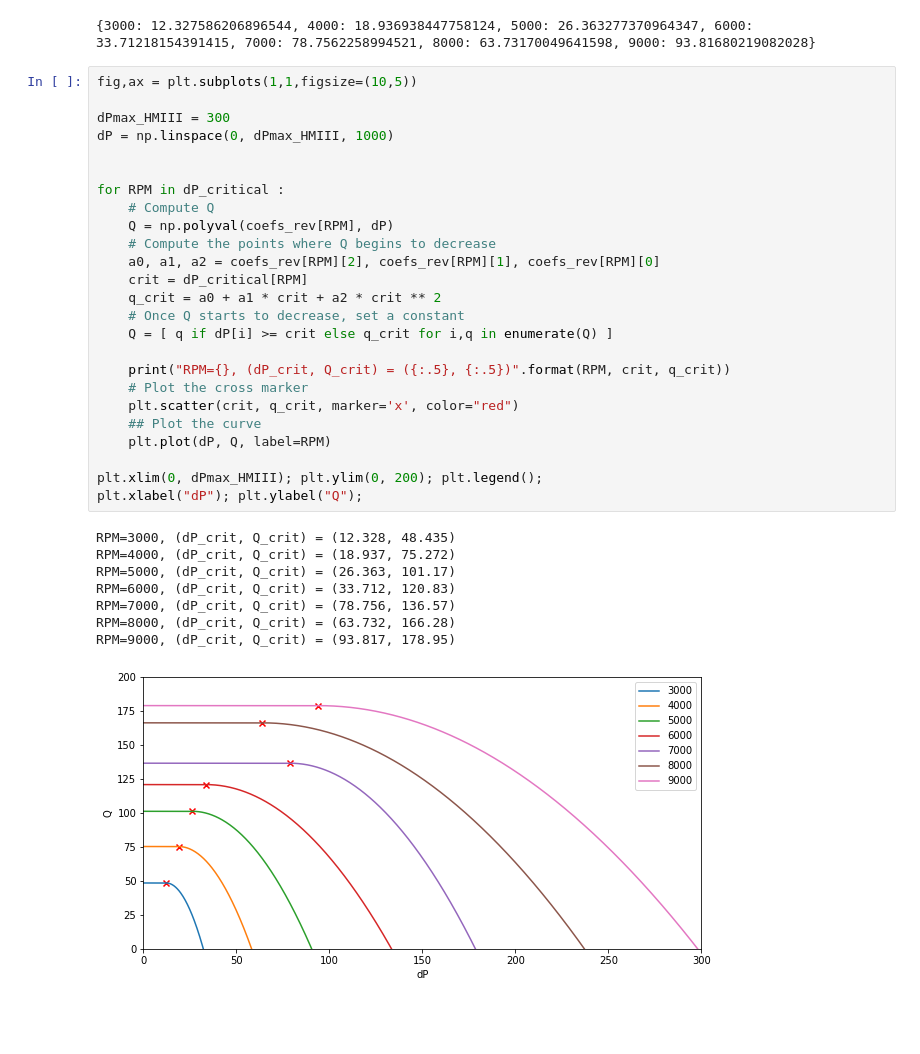
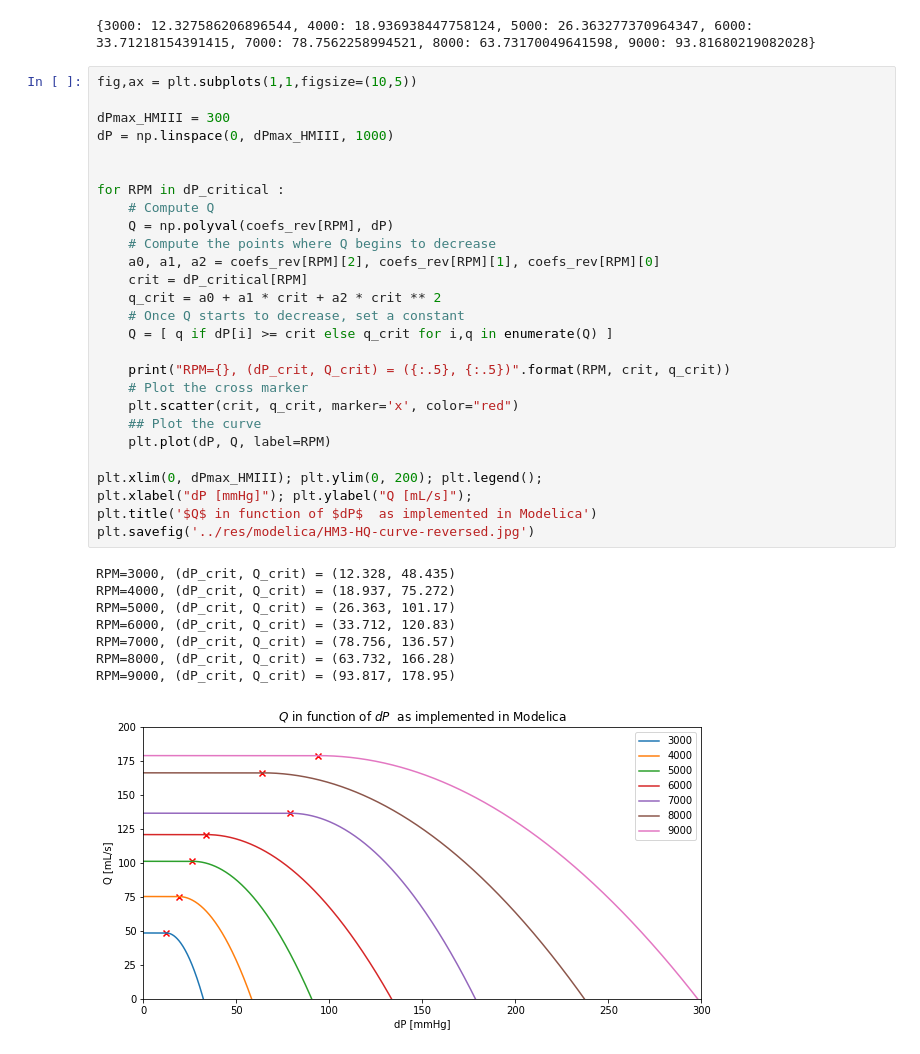
Before and after one commit to matthiaszeller/VAD-0D-DNN, a Jupyter notebook: notebooks/N1-HQ-curve-HMIII.ipynb, the cells around one changed output. Saved outputs shown, nothing was run; the diff lists cells and outputs as text; blank space fills up the shorter version.

```diff
--- a/notebooks/N1-HQ-curve-HMIII.ipynb
+++ b/notebooks/N1-HQ-curve-HMIII.ipynb
@@ -252,32 +254,34 @@ fig,ax = plt.subplots(1,1,figsize=(10,5))
 
 dPmax_HMIII = 300
 dP = np.linspace(0, dPmax_HMIII, 1000)
 
 
 for RPM in dP_critical :
     # Compute Q
     Q = np.polyval(coefs_rev[RPM], dP)
     # Compute the points where Q begins to decrease
     a0, a1, a2 = coefs_rev[RPM][2], coefs_rev[RPM][1], coefs_rev[RPM][0]
     crit = dP_critical[RPM]
     q_crit = a0 + a1 * crit + a2 * crit ** 2
     # Once Q starts to decrease, set a constant
     Q = [ q if dP[i] >= crit else q_crit for i,q in enumerate(Q) ]
 
     print("RPM={}, (dP_crit, Q_crit) = ({:.5}, {:.5})".format(RPM, crit, q_crit))
     # Plot the cross marker
     plt.scatter(crit, q_crit, marker='x', color="red")
     ## Plot the curve
     plt.plot(dP, Q, label=RPM)
 
 plt.xlim(0, dPmax_HMIII); plt.ylim(0, 200); plt.legend();
-plt.xlabel("dP"); plt.ylabel("Q");
+plt.xlabel("dP [mmHg]"); plt.ylabel("Q [mL/s]");
+plt.title('$Q$ in function of $dP$  as implemented in Modelica')
+plt.savefig('../res/modelica/HM3-HQ-curve-reversed.jpg')
 # %% [output]
 RPM=3000, (dP_crit, Q_crit) = (12.328, 48.435)
 RPM=4000, (dP_crit, Q_crit) = (18.937, 75.272)
 RPM=5000, (dP_crit, Q_crit) = (26.363, 101.17)
 RPM=6000, (dP_crit, Q_crit) = (33.712, 120.83)
 RPM=7000, (dP_crit, Q_crit) = (78.756, 136.57)
 RPM=8000, (dP_crit, Q_crit) = (63.732, 166.28)
 RPM=9000, (dP_crit, Q_crit) = (93.817, 178.95)
-[figure, old version]
+[figure, new version]
```
Also changed, not shown: parts of 6 cells of this notebook, 6 other files.
